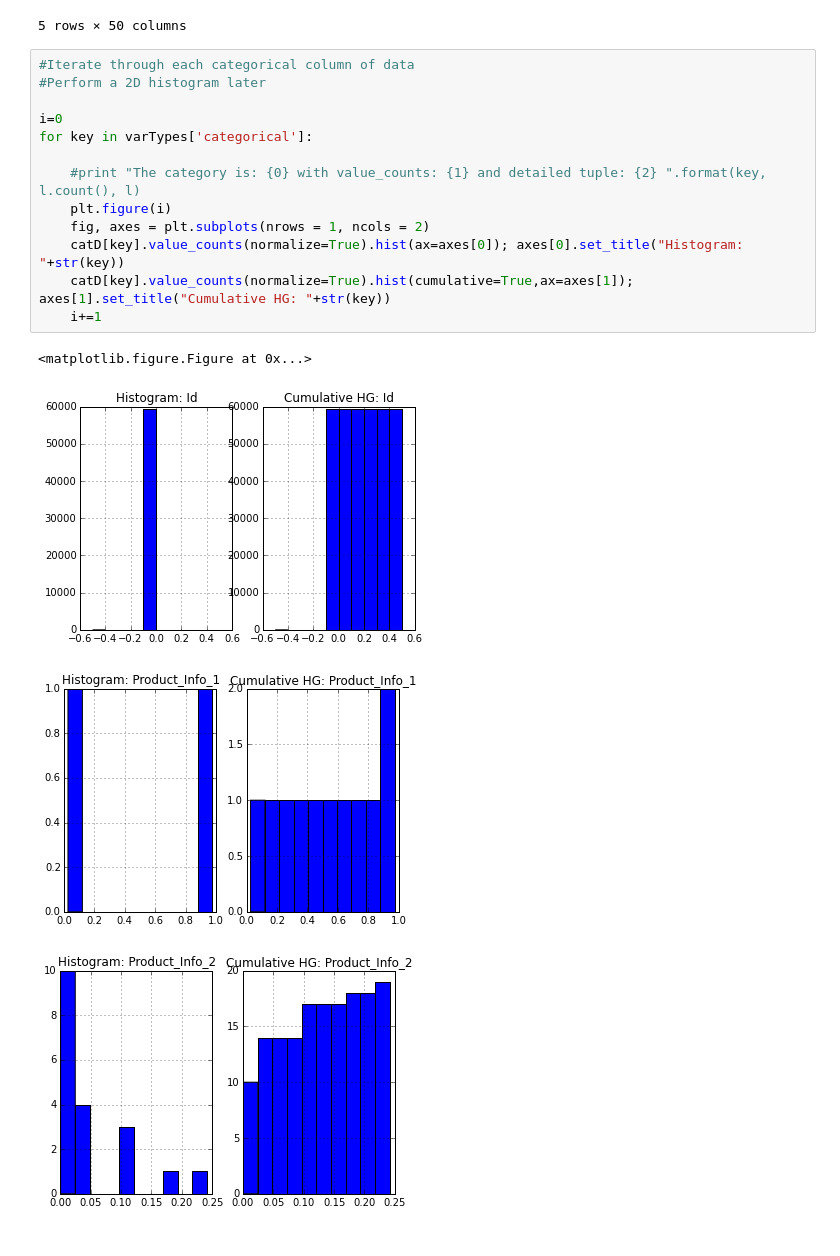
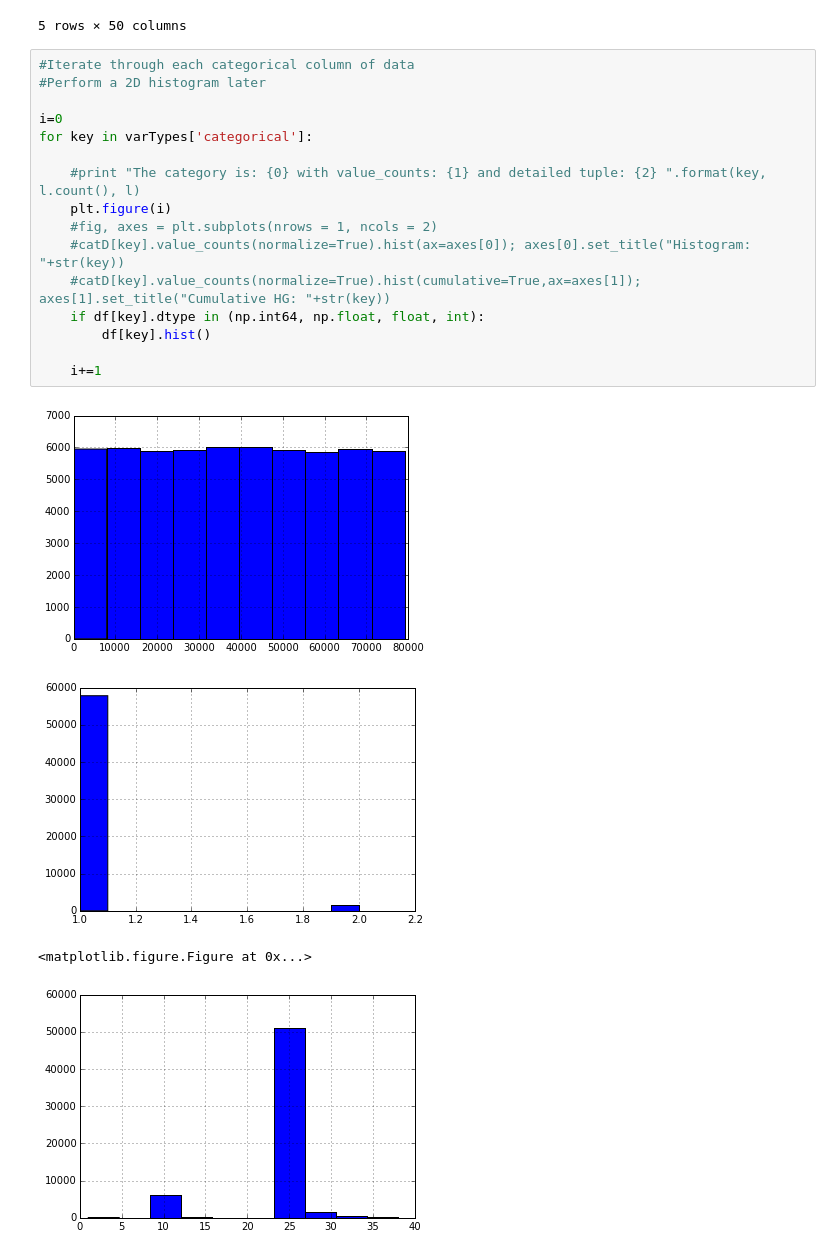
Before and after one commit to uxvrob/data-sci-int-capstone, a Jupyter notebook: data-exploration-life-insurance.ipynb, the cells around one changed output. Cells and saved outputs as stored; diff of their text form.

```diff
--- a/data-exploration-life-insurance.ipynb
+++ b/data-exploration-life-insurance.ipynb
@@ -205,18 +236,21 @@ dummyD.head(5)
 # %%
 #Iterate through each categorical column of data
 #Perform a 2D histogram later
 
 i=0
 for key in varTypes['categorical']:
 
     #print "The category is: {0} with value_counts: {1} and detailed tuple: {2} ".format(key, l.count(), l)
     plt.figure(i)
-    fig, axes = plt.subplots(nrows = 1, ncols = 2)
-    catD[key].value_counts(normalize=True).hist(ax=axes[0]); axes[0].set_title("Histogram: "+str(key))
-    catD[key].value_counts(normalize=True).hist(cumulative=True,ax=axes[1]); axes[1].set_title("Cumulative HG: "+str(key))
+    #fig, axes = plt.subplots(nrows = 1, ncols = 2)
+    #catD[key].value_counts(normalize=True).hist(ax=axes[0]); axes[0].set_title("Histogram: "+str(key))
+    #catD[key].value_counts(normalize=True).hist(cumulative=True,ax=axes[1]); axes[1].set_title("Cumulative HG: "+str(key))
+    if df[key].dtype in (np.int64, np.float, float, int):
+        df[key].hist()
+
     i+=1
 # %% [output]
-<matplotlib.figure.Figure at 0x...>
-[figure, old version]
+[figure, new version]
-[figure, old version]
+[figure, new version]
+<matplotlib.figure.Figure at 0x...>
-[figure, old version]
+[figure, new version]
```
Also changed, not shown: parts of 10 cells of this notebook, 3 other files.
